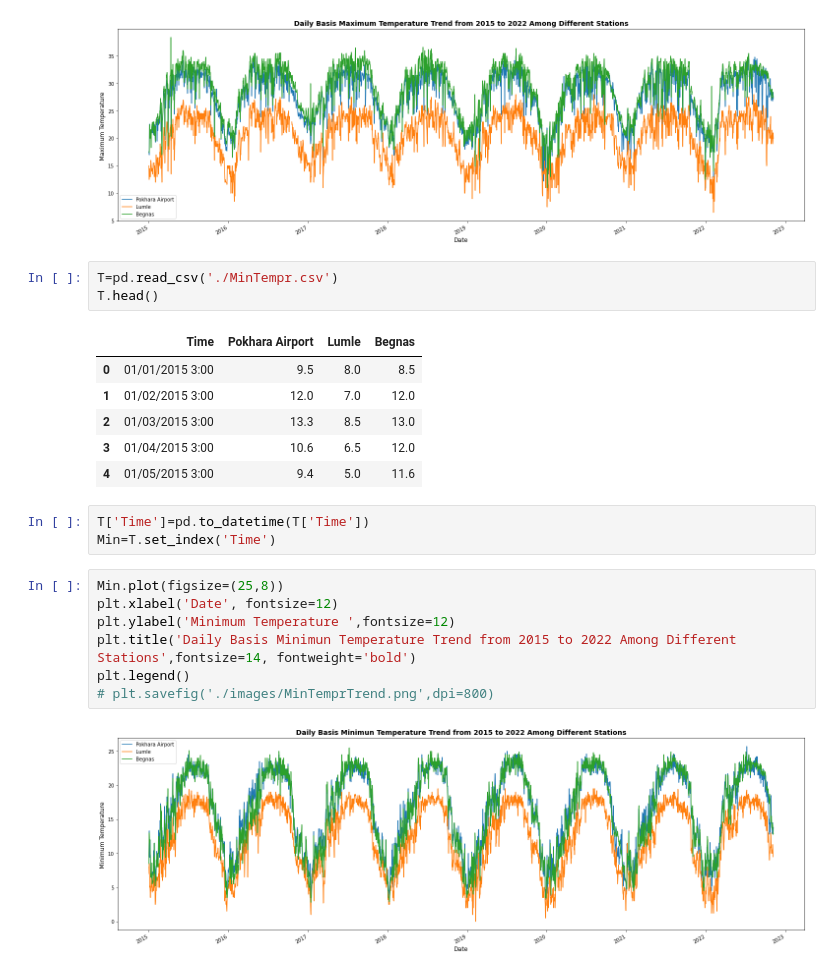
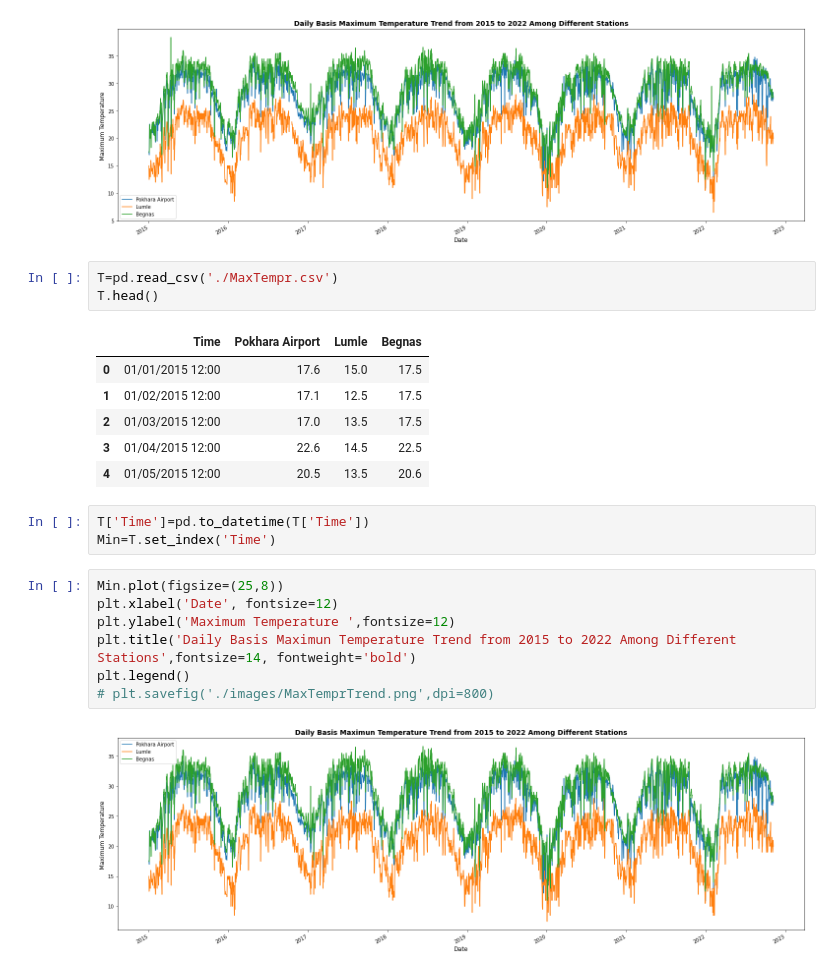
Before and after one commit to supathdhitalGEO/Weather-Forecasting, a Jupyter notebook: visualization/visualization.ipynb, the cells around one changed output. Drawn from its saved outputs; the diff is of its cells as text.

```diff
--- a/visualization/visualization.ipynb
+++ b/visualization/visualization.ipynb
@@ -374,24 +374,24 @@ plt.legend()
 # %% [output]
 [figure]
 # %%
-T=pd.read_csv('./MinTempr.csv')
+T=pd.read_csv('./MaxTempr.csv')
 T.head()
 # %% [output]
 |  | Time | Pokhara Airport | Lumle | Begnas |
-| 0 | 01/01/2015 3:00 | 9.5 | 8.0 | 8.5 |
-| 1 | 01/02/2015 3:00 | 12.0 | 7.0 | 12.0 |
-| 2 | 01/03/2015 3:00 | 13.3 | 8.5 | 13.0 |
-| 3 | 01/04/2015 3:00 | 10.6 | 6.5 | 12.0 |
-| 4 | 01/05/2015 3:00 | 9.4 | 5.0 | 11.6 |
+| 0 | 01/01/2015 12:00 | 17.6 | 15.0 | 17.5 |
+| 1 | 01/02/2015 12:00 | 17.1 | 12.5 | 17.5 |
+| 2 | 01/03/2015 12:00 | 17.0 | 13.5 | 17.5 |
+| 3 | 01/04/2015 12:00 | 22.6 | 14.5 | 22.5 |
+| 4 | 01/05/2015 12:00 | 20.5 | 13.5 | 20.6 |
 # %%
 T['Time']=pd.to_datetime(T['Time'])
 Min=T.set_index('Time')
 # %%
 Min.plot(figsize=(25,8))
 plt.xlabel('Date', fontsize=12)
-plt.ylabel('Minimum Temperature ',fontsize=12)
-plt.title('Daily Basis Minimun Temperature Trend from 2015 to 2022 Among Different Stations',fontsize=14, fontweight='bold')
+plt.ylabel('Maximum Temperature ',fontsize=12)
+plt.title('Daily Basis Maximun Temperature Trend from 2015 to 2022 Among Different Stations',fontsize=14, fontweight='bold')
 plt.legend()
-# plt.savefig('./images/MinTemprTrend.png',dpi=800)
+# plt.savefig('./images/MaxTemprTrend.png',dpi=800)
 # %% [output]
-[figure, old version]
+[figure, new version]
```
Also changed, not shown: parts of 3 cells of this notebook, 5 other files.
